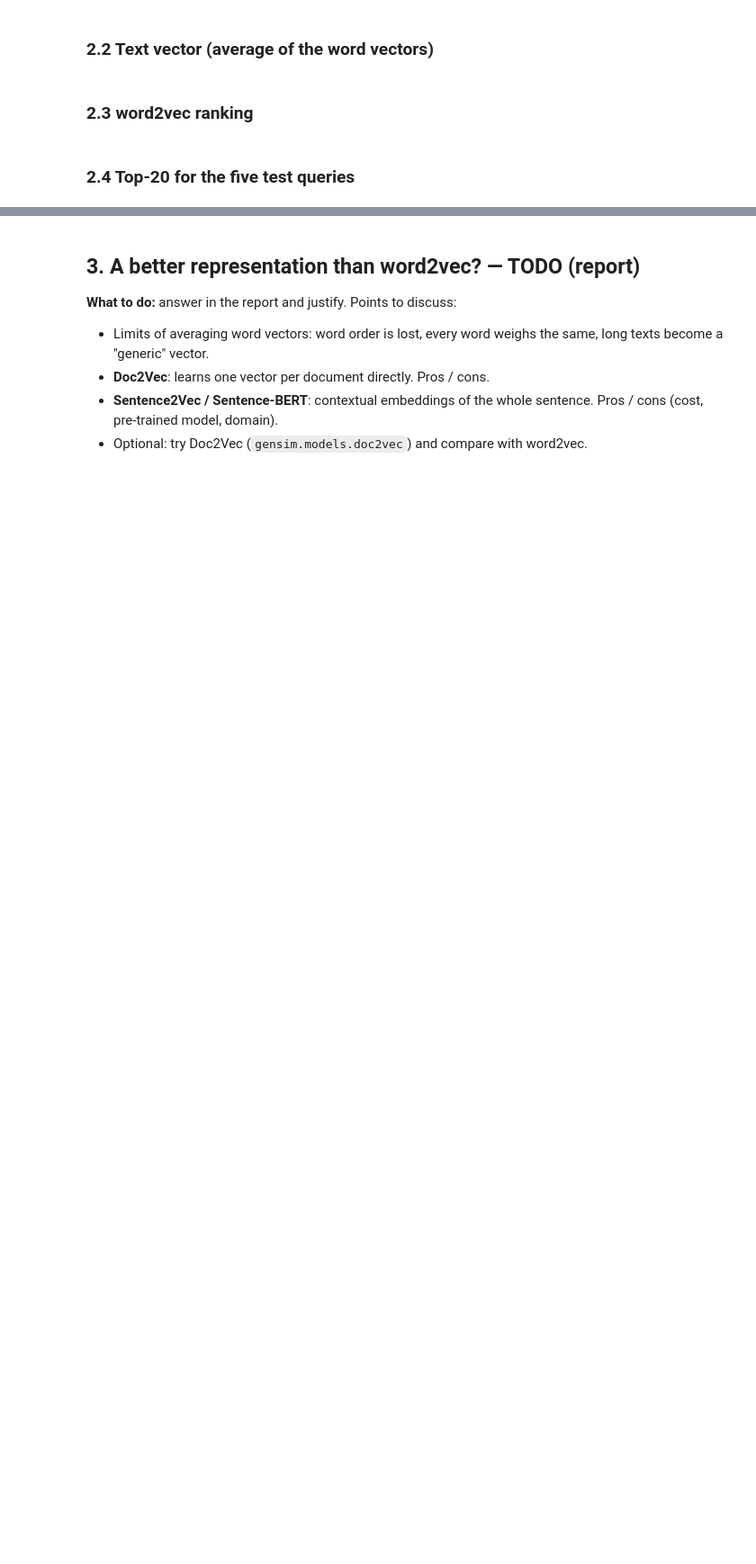
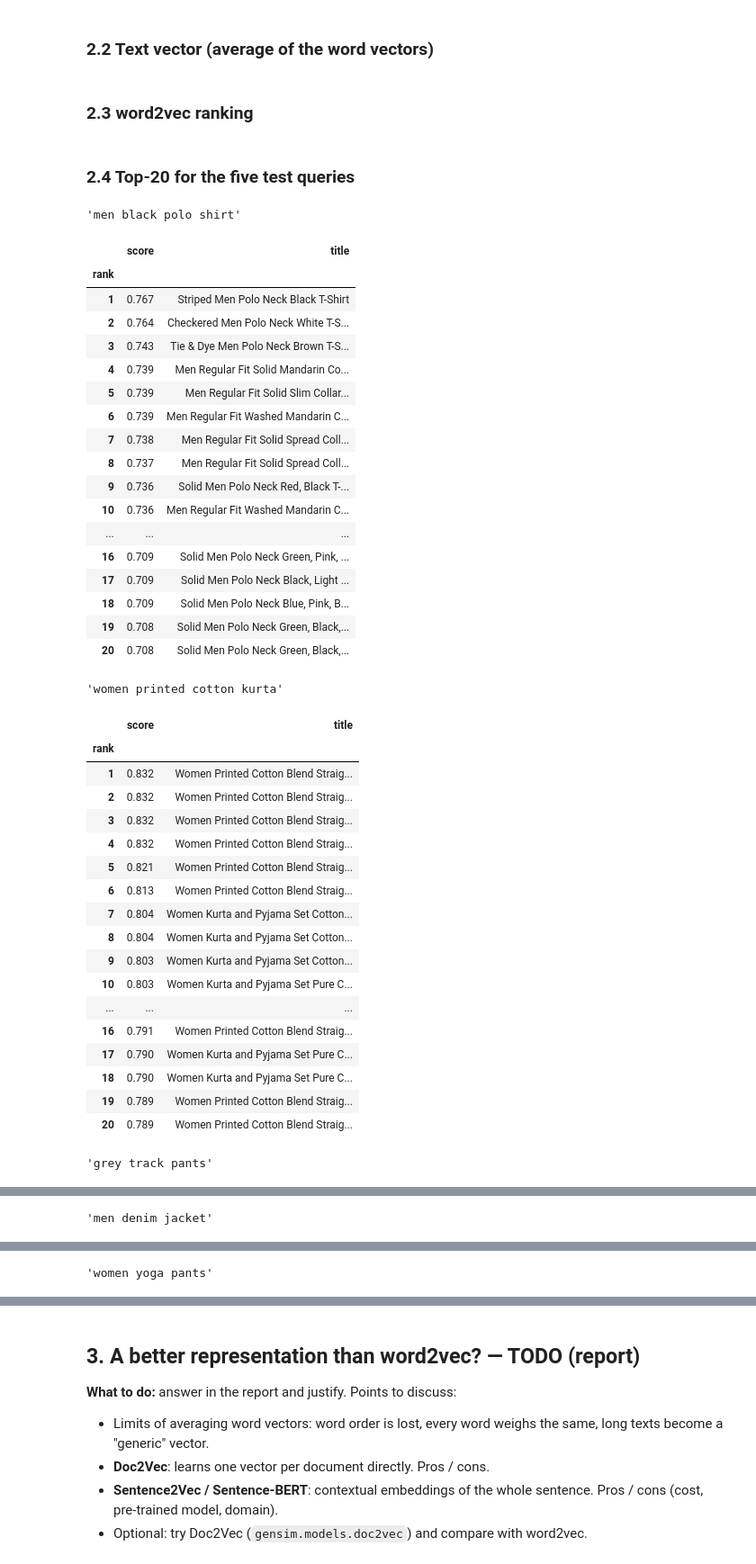
Before and after one commit to Mousemices/R-part1, a Jupyter notebook: project_progress/part_3/03_ranking_filtering.ipynb, the cells around one changed output, grey strips where cells are left out. Shown at 90% size. Cells and saved outputs as stored; diff of their text form; code cells hidden in the pictures; blank space fills up the shorter version.

Commit message:
Implemented section 2: word2vec + cosine similarity

```diff
--- a/project_progress/part_3/03_ranking_filtering.ipynb
+++ b/project_progress/part_3/03_ranking_filtering.ipynb
@@ -592,10 +633,50 @@ RANKERS["word2vec"] = search_word2vec
 # %% [markdown]
 ### 2.4 Top-20 for the five test queries
 # %%
-# TODO 2.4: top-20 of each test query with word2vec
+# 2.4: top-20 of each test query with word2vec
 
 
 
-# for query in test_queries:
-#     print(f"\n{query!r}")
-#     display(show_top(query, "word2vec", k=20))
+for query in test_queries:
+    print(f"\n{query!r}")
+    display(show_top(query, "word2vec", k=20))
+# %% [output]
+'men black polo shirt'
+|  | score | title |
+| rank |  |  |
+| 1 | 0.767 | Striped Men Polo Neck Black T-Shirt |
+| 2 | 0.764 | Checkered Men Polo Neck White T-S... |
+| 3 | 0.743 | Tie & Dye Men Polo Neck Brown T-S... |
+| 4 | 0.739 | Men Regular Fit Solid Mandarin Co... |
+| 5 | 0.739 | Men Regular Fit Solid Slim Collar... |
+| 6 | 0.739 | Men Regular Fit Washed Mandarin C... |
+| 7 | 0.738 | Men Regular Fit Solid Spread Coll... |
+| 8 | 0.737 | Men Regular Fit Solid Spread Coll... |
+| 9 | 0.736 | Solid Men Polo Neck Red, Black T-... |
+| 10 | 0.736 | Men Regular Fit Washed Mandarin C... |
+| ... | ... | ... |
+| 16 | 0.709 | Solid Men Polo Neck Green, Pink, ... |
+| 17 | 0.709 | Solid Men Polo Neck Black, Light ... |
+| 18 | 0.709 | Solid Men Polo Neck Blue, Pink, B... |
+| 19 | 0.708 | Solid Men Polo Neck Green, Black,... |
+| 20 | 0.708 | Solid Men Polo Neck Green, Black,... |
+'women printed cotton kurta'
+|  | score | title |
+| rank |  |  |
+| 1 | 0.832 | Women Printed Cotton Blend Straig... |
+| 2 | 0.832 | Women Printed Cotton Blend Straig... |
+| 3 | 0.832 | Women Printed Cotton Blend Straig... |
+| 4 | 0.832 | Women Printed Cotton Blend Straig... |
+| 5 | 0.821 | Women Printed Cotton Blend Straig... |
+| 6 | 0.813 | Women Printed Cotton Blend Straig... |
+| 7 | 0.804 | Women Kurta and Pyjama Set Cotton... |
+| 8 | 0.804 | Women Kurta and Pyjama Set Cotton... |
+| 9 | 0.803 | Women Kurta and Pyjama Set Cotton... |
+| 10 | 0.803 | Women Kurta and Pyjama Set Pure C... |
+| ... | ... | ... |
+| 16 | 0.791 | Women Printed Cotton Blend Straig... |
+| 17 | 0.790 | Women Kurta and Pyjama Set Pure C... |
+| 18 | 0.790 | Women Kurta and Pyjama Set Pure C... |
+| 19 | 0.789 | Women Printed Cotton Blend Straig... |
+| 20 | 0.789 | Women Printed Cotton Blend Straig... |
+'grey track pants'
@@ -601,0 +701 @@ RANKERS["word2vec"] = search_word2vec
+'men denim jacket'
@@ -601,0 +720 @@ RANKERS["word2vec"] = search_word2vec
+'women yoga pants'
```
Also changed, not shown: parts of 9 cells of this notebook.
